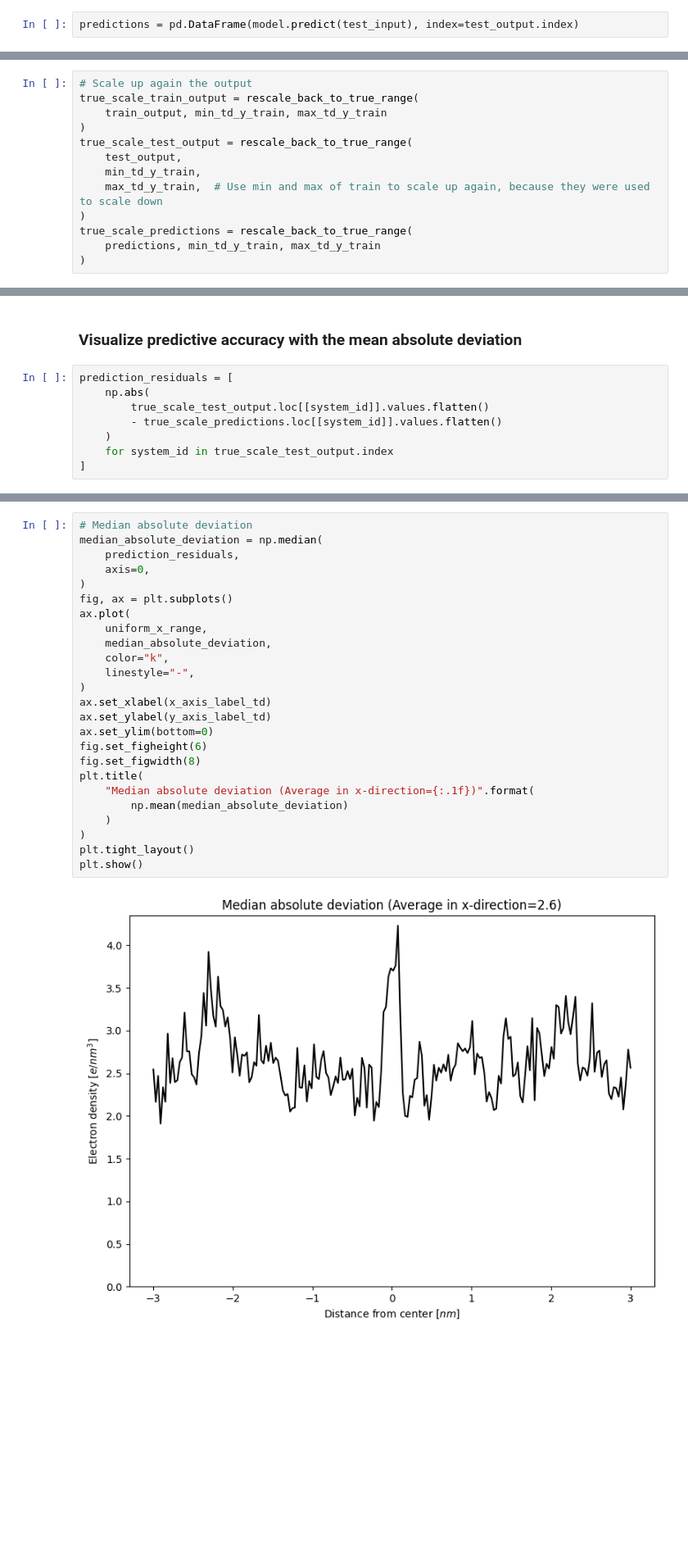
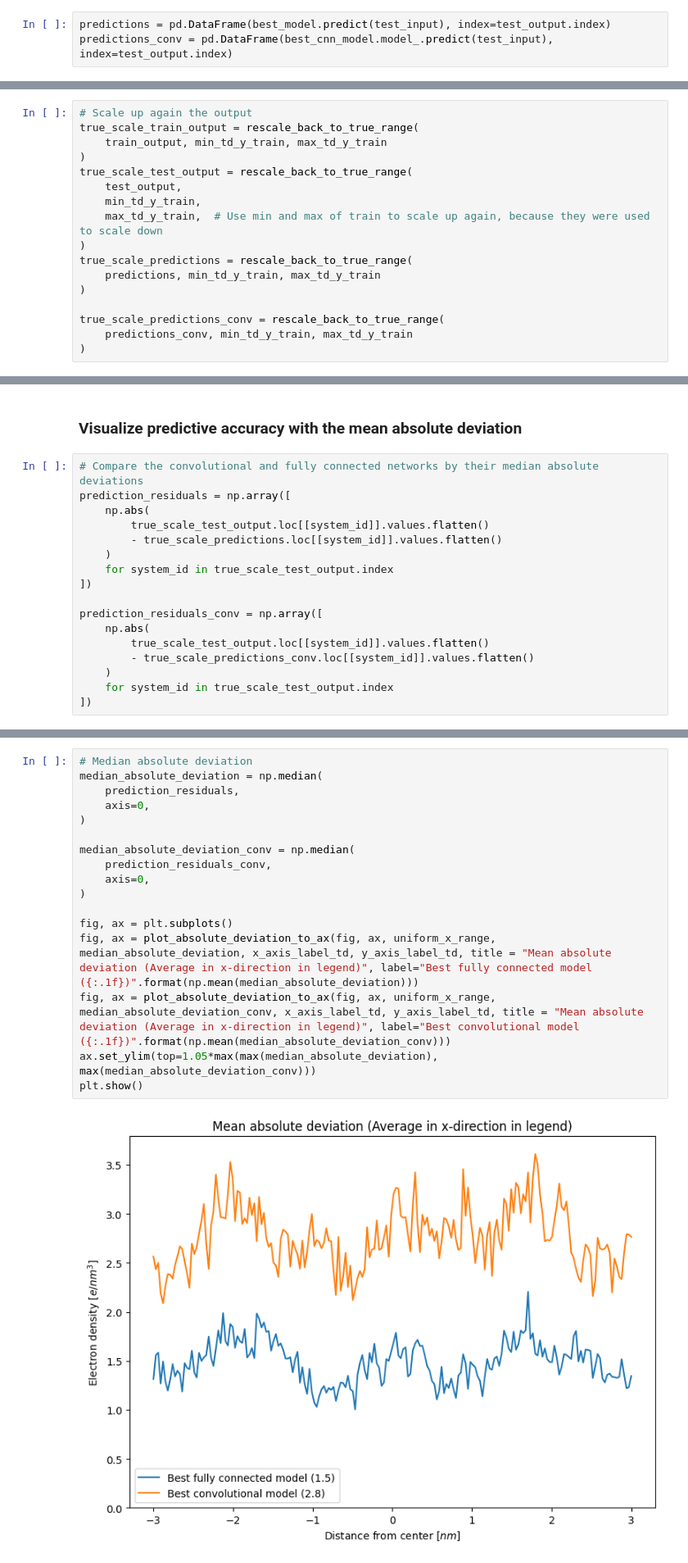
Before and after one commit to Simula-Consulting/NMRlipids, a Jupyter notebook: FormFactor_to_TotalDensity_model_training_walkthrough.ipynb, the cells around one changed output, grey strips where cells are left out. Shown at 82% size. Drawn from its saved outputs; the diff is of its cells as text; blank space fills up the shorter version.

```diff
--- a/FormFactor_to_TotalDensity_model_training_walkthrough.ipynb
+++ b/FormFactor_to_TotalDensity_model_training_walkthrough.ipynb
@@ -765,5 +966,6 @@ Evaluate the network's performance by comparing predictions to true test case va
 # %% [markdown]
 ### Visualize predictive accuracy by plotting truth and predictions together
 # %%
-predictions = pd.DataFrame(model.predict(test_input), index=test_output.index)
+predictions = pd.DataFrame(best_model.predict(test_input), index=test_output.index)
+predictions_conv = pd.DataFrame(best_cnn_model.model_.predict(test_input), index=test_output.index)
 # %% [output]
@@ -800,6 +1003,10 @@ true_scale_test_output = rescale_back_to_true_range(
 true_scale_predictions = rescale_back_to_true_range(
     predictions, min_td_y_train, max_td_y_train
 )
+
+true_scale_predictions_conv = rescale_back_to_true_range(
+    predictions_conv, min_td_y_train, max_td_y_train
+)
 # %%
 # Compare predictions to truth
 # Rerun this block to cycle through different simulations, or use the line below to reset the plot counter
@@ -847,11 +1053,20 @@ plt.show()
 # %% [markdown]
 ### Visualize predictive accuracy with the mean absolute deviation
 # %%
-prediction_residuals = [
+# Compare the convolutional and fully connected networks by their median absolute deviations
+prediction_residuals = np.array([
     np.abs(
         true_scale_test_output.loc[[system_id]].values.flatten()
         - true_scale_predictions.loc[[system_id]].values.flatten()
     )
     for system_id in true_scale_test_output.index
-]
+])
+
+prediction_residuals_conv = np.array([
+    np.abs(
+        true_scale_test_output.loc[[system_id]].values.flatten()
+        - true_scale_predictions_conv.loc[[system_id]].values.flatten()
+    )
+    for system_id in true_scale_test_output.index
+])
 # %%
@@ -908,27 +1098,19 @@ plt.show()
 # %%
 # Median absolute deviation
 median_absolute_deviation = np.median(
     prediction_residuals,
     axis=0,
 )
+
+median_absolute_deviation_conv = np.median(
+    prediction_residuals_conv,
+    axis=0,
+)
+
 fig, ax = plt.subplots()
-ax.plot(
-    uniform_x_range,
-    median_absolute_deviation,
-    color="k",
-    linestyle="-",
-)
-ax.set_xlabel(x_axis_label_td)
-ax.set_ylabel(y_axis_label_td)
-ax.set_ylim(bottom=0)
-fig.set_figheight(6)
-fig.set_figwidth(8)
-plt.title(
-    "Median absolute deviation (Average in x-direction={:.1f})".format(
-        np.mean(median_absolute_deviation)
-    )
-)
-plt.tight_layout()
+fig, ax = plot_absolute_deviation_to_ax(fig, ax, uniform_x_range, median_absolute_deviation, x_axis_label_td, y_axis_label_td, title = "Mean absolute deviation (Average in x-direction in legend)", label="Best fully connected model ({:.1f})".format(np.mean(median_absolute_deviation)))
+fig, ax = plot_absolute_deviation_to_ax(fig, ax, uniform_x_range, median_absolute_deviation_conv, x_axis_label_td, y_axis_label_td, title = "Mean absolute deviation (Average in x-direction in legend)", label="Best convolutional model ({:.1f})".format(np.mean(median_absolute_deviation_conv)))
+ax.set_ylim(top=1.05*max(max(median_absolute_deviation), max(median_absolute_deviation_conv)))
 plt.show()
 # %% [output]
-[figure, old version]
+[figure, new version]
```
Also changed, not shown: parts of 45 cells of this notebook, 3 other files.
